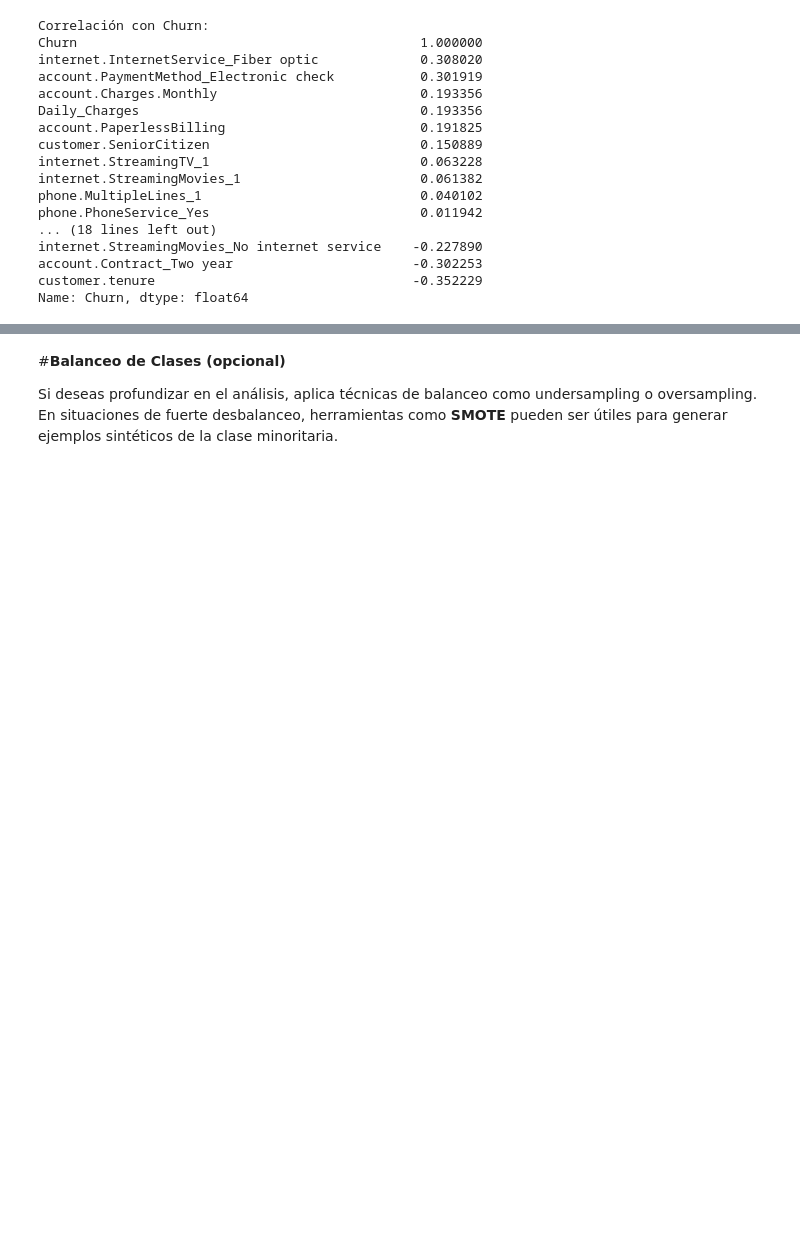
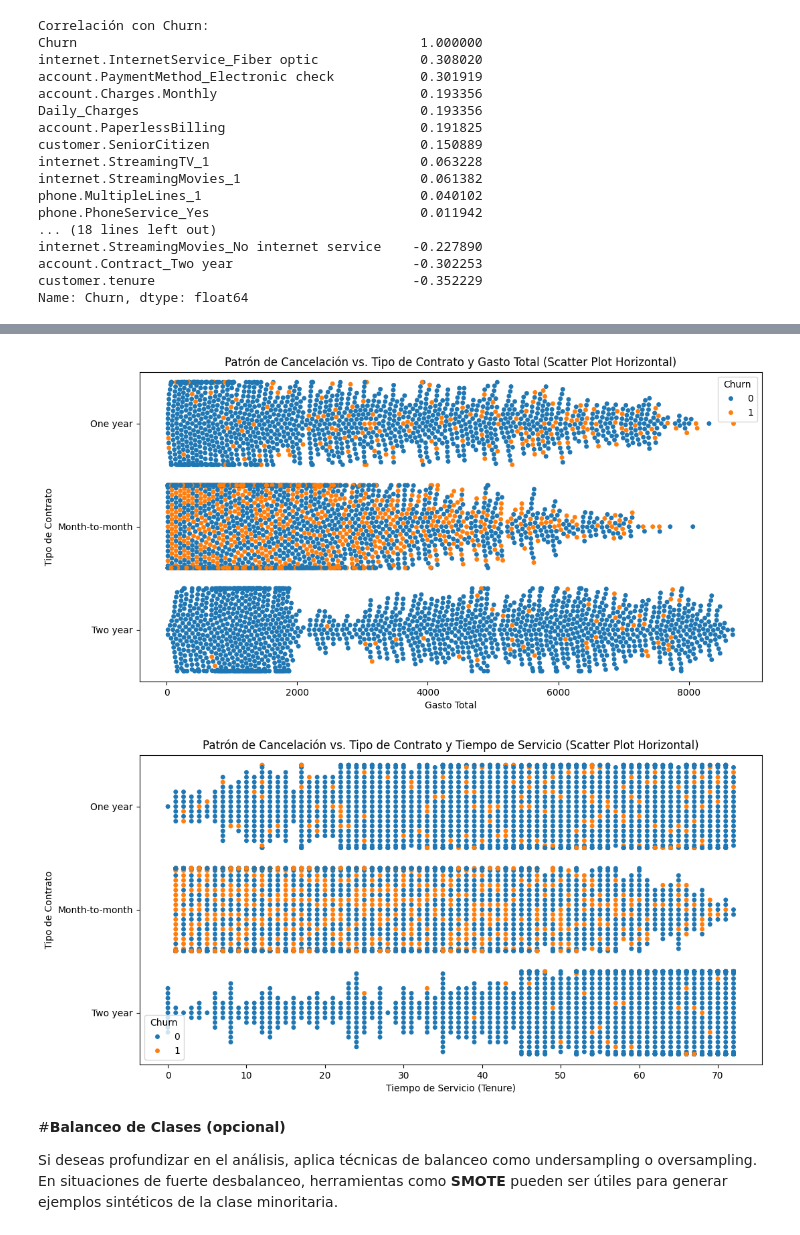
Before and after one commit to Ivan8Garcia/challenge-data-science, a Jupyter notebook: TelecomX_Parte2.ipynb, the cells around one changed output, grey strips where cells are left out. Saved outputs shown, nothing was run; the diff lists cells and outputs as text; code cells hidden in the pictures; blank space fills up the shorter version.

```diff
--- a/TelecomX_Parte2.ipynb
+++ b/TelecomX_Parte2.ipynb
@@ -365,3 +392,20 @@ Name: Churn, dtype: float64
+# %%
+plt.figure(figsize=(12, 6))
+sns.swarmplot(x='account.Charges.Total', y='account.Contract', hue='Churn', data=datos)
+plt.title('Patrón de Cancelación vs. Tipo de Contrato y Gasto Total (Scatter Plot Horizontal)')
+plt.xlabel('Gasto Total')
+plt.ylabel('Tipo de Contrato')
+plt.show()
+
+plt.figure(figsize=(12, 6))
+sns.swarmplot(x='customer.tenure', y='account.Contract', hue='Churn', data=datos)
+plt.title('Patrón de Cancelación vs. Tipo de Contrato y Tiempo de Servicio (Scatter Plot Horizontal)')
+plt.xlabel('Tiempo de Servicio (Tenure)')
+plt.ylabel('Tipo de Contrato')
+plt.show()
+# %% [output]
+[figure, added]
+[figure, added]
 # %% [markdown]
 #**Balanceo de Clases (opcional)**
 
```
Also changed, not shown: parts of 2 cells of this notebook.
